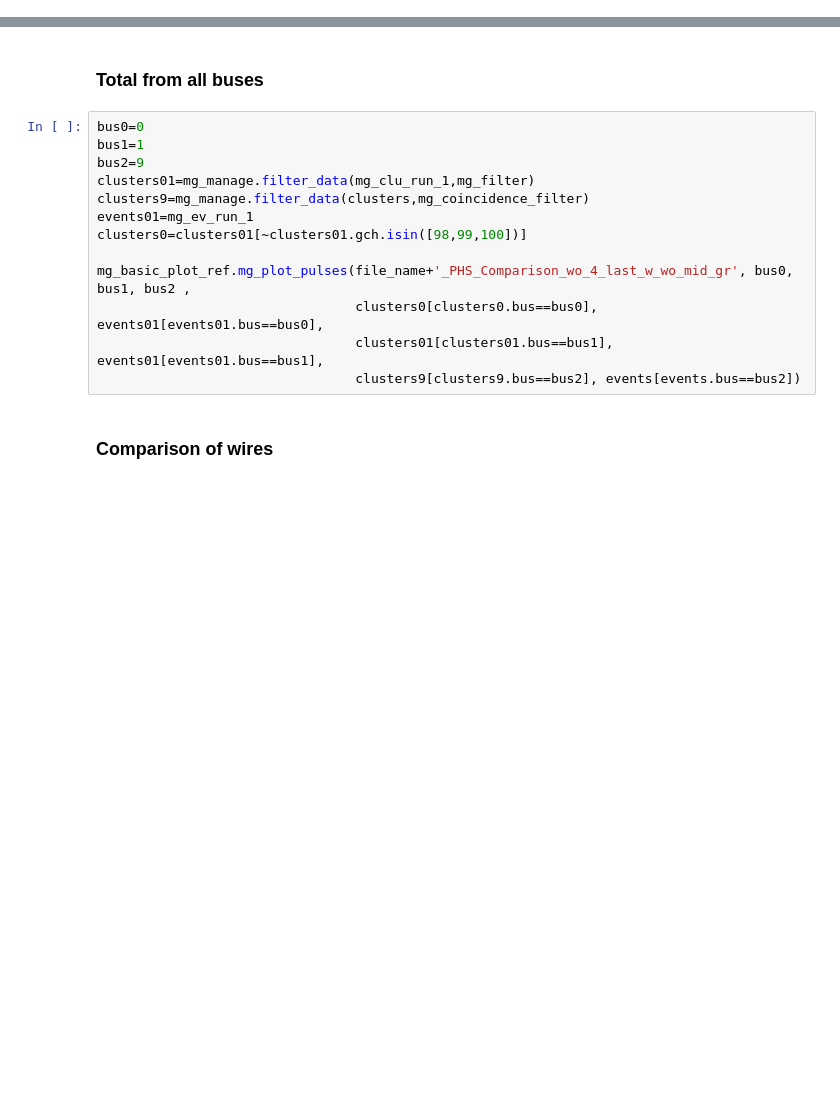
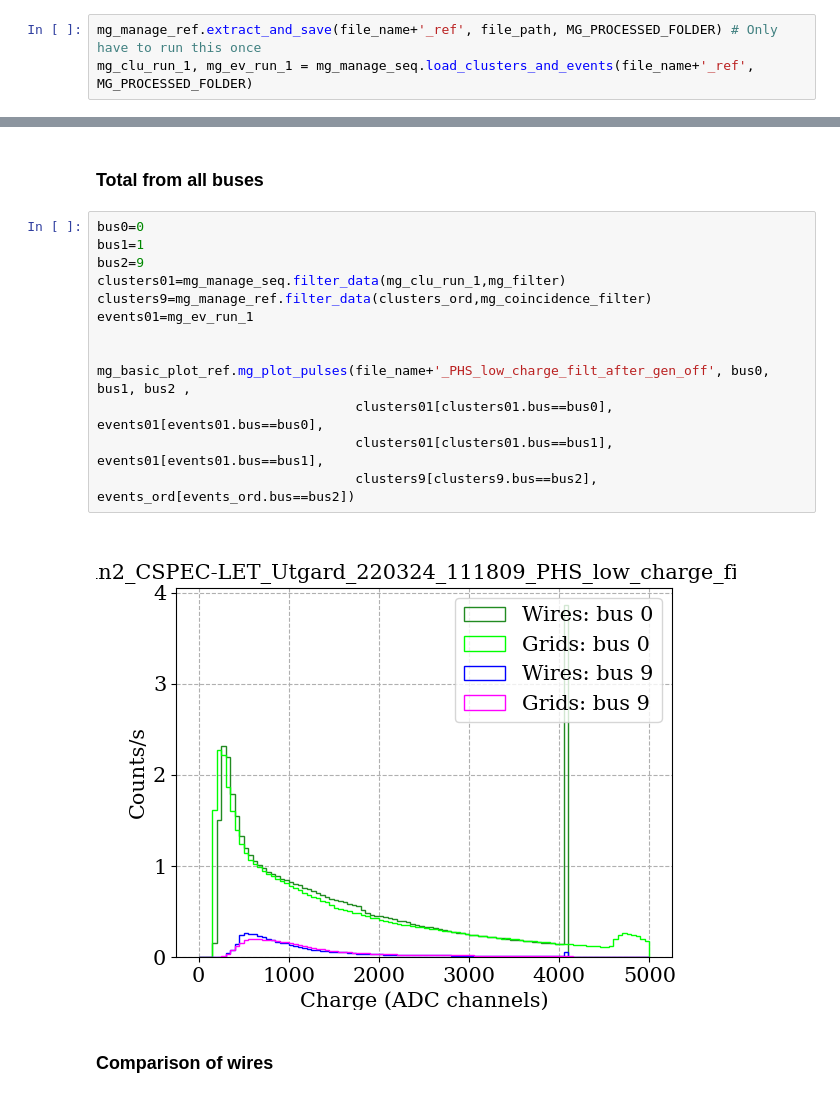
Before and after one commit to ess-dg/mg-let-2022-vmm-analysis, a Jupyter notebook: notebooks/preparations_mg_ref.ipynb, the cells around one changed output, grey strips where cells are left out. Saved outputs shown, nothing was run; the diff lists cells and outputs as text; blank space fills up the shorter version.

```diff
--- a/notebooks/preparations_mg_ref.ipynb
+++ b/notebooks/preparations_mg_ref.ipynb
@@ -221,3 +215,6 @@ mg_basic_plot.mg_plot_basic_bus(file_name +'_filtered_wo_last_4_w', bus, mg_clu_
+# %%
+mg_manage_ref.extract_and_save(file_name+'_ref', file_path, MG_PROCESSED_FOLDER) # Only have to run this once
+mg_clu_run_1, mg_ev_run_1 = mg_manage_seq.load_clusters_and_events(file_name+'_ref', MG_PROCESSED_FOLDER)
 # %%
 #file_name = 'shielded_gas_shutoffpart_mvmelst_297_220314_171947'
 #file_name='shielded_gas_working_mvmelst_299_220315_131621'
@@ -247,16 +248,18 @@ mg_basic_plot_ref.mg_plot_basic_bus(file_name +'_filtered', bus, clusters, event
 # %%
 bus0=0
 bus1=1
 bus2=9
-clusters01=mg_manage.filter_data(mg_clu_run_1,mg_filter)
-clusters9=mg_manage.filter_data(clusters,mg_coincidence_filter)
+clusters01=mg_manage_seq.filter_data(mg_clu_run_1,mg_filter)
+clusters9=mg_manage_ref.filter_data(clusters_ord,mg_coincidence_filter)
 events01=mg_ev_run_1
-clusters0=clusters01[~clusters01.gch.isin([98,99,100])]
 
-mg_basic_plot_ref.mg_plot_pulses(file_name+'_PHS_Comparison_wo_4_last_w_wo_mid_gr', bus0, bus1, bus2 ,
-                                 clusters0[clusters0.bus==bus0], events01[events01.bus==bus0],
+
+mg_basic_plot_ref.mg_plot_pulses(file_name+'_PHS_low_charge_filt_after_gen_off', bus0, bus1, bus2 ,
+                                 clusters01[clusters01.bus==bus0], events01[events01.bus==bus0],
                                  clusters01[clusters01.bus==bus1], events01[events01.bus==bus1],
-                                 clusters9[clusters9.bus==bus2], events[events.bus==bus2])
+                                 clusters9[clusters9.bus==bus2], events_ord[events_ord.bus==bus2])
+# %% [output]
+[figure, added]
 # %% [markdown]
 ### Comparison of wires
 # %%
```
Also changed, not shown: parts of 8 cells of this notebook, 1 other file.
